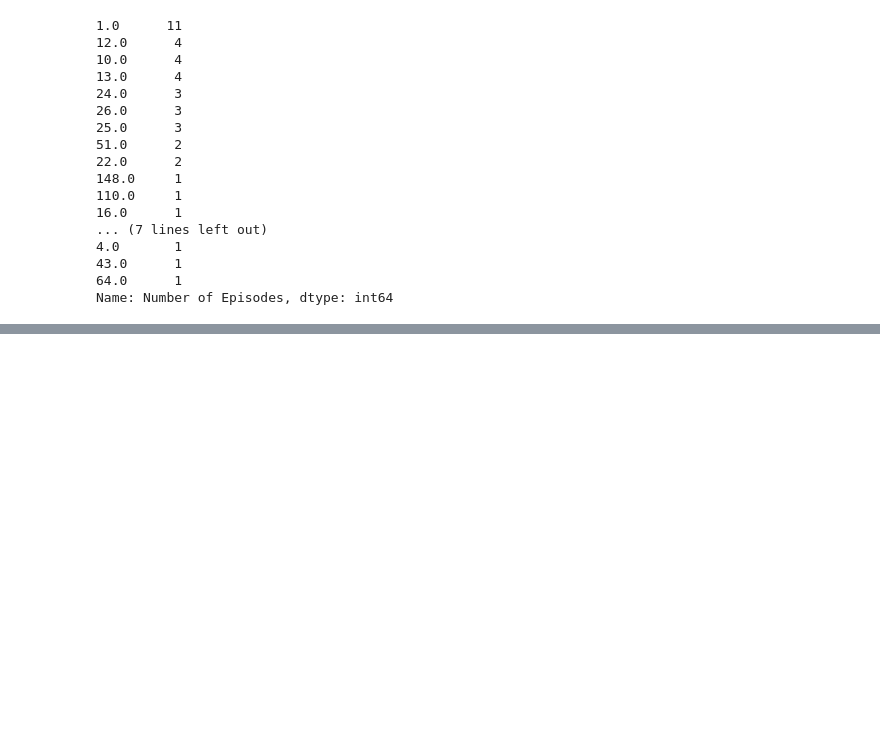
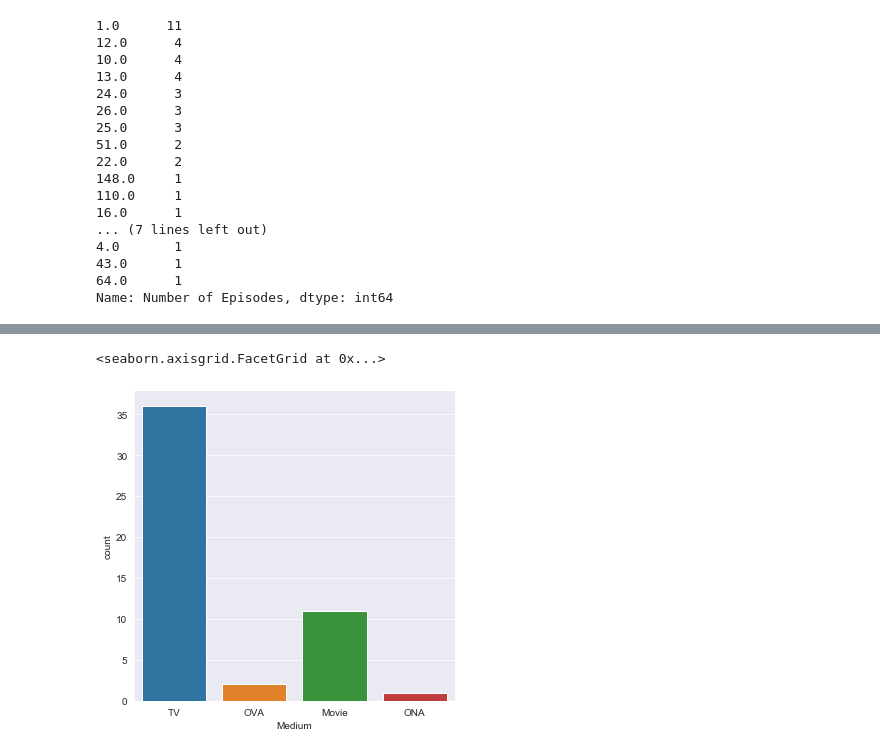
Before and after one commit to josephheadley/CodingPractice, a Jupyter notebook: Python_Folder/Web_Scraping_Folder/Initial EDA.ipynb, the cells around one changed output, grey strips where cells are left out. Saved outputs shown, nothing was run; the diff lists cells and outputs as text; code cells hidden in the pictures; blank space fills up the shorter version.

```diff
--- a/Python_Folder/Web_Scraping_Folder/Initial EDA.ipynb
+++ b/Python_Folder/Web_Scraping_Folder/Initial EDA.ipynb
@@ -90,0 +107,5 @@ data["Genres"].iloc[0].split(",")
+# %%
+sns.catplot(x = "Medium", data = data, kind ='count')
+# %% [output]
+<seaborn.axisgrid.FacetGrid at 0x...>
+[figure, added]
```
Also changed, not shown: parts of 23 cells of this notebook, 3 other files.
